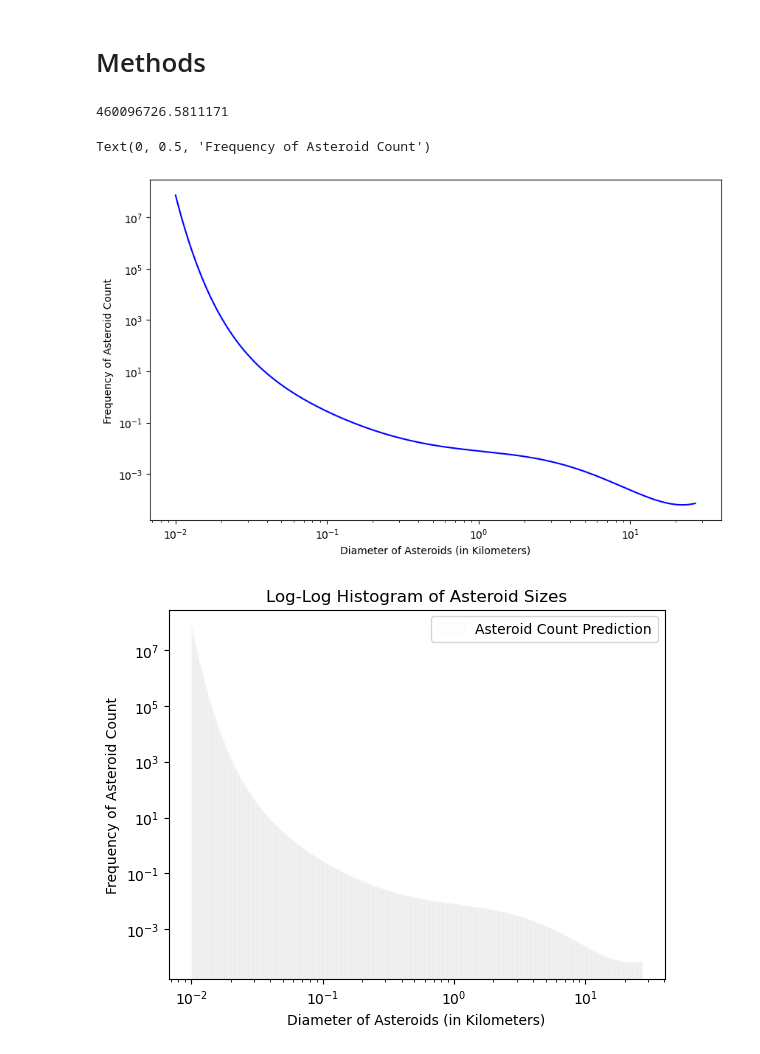
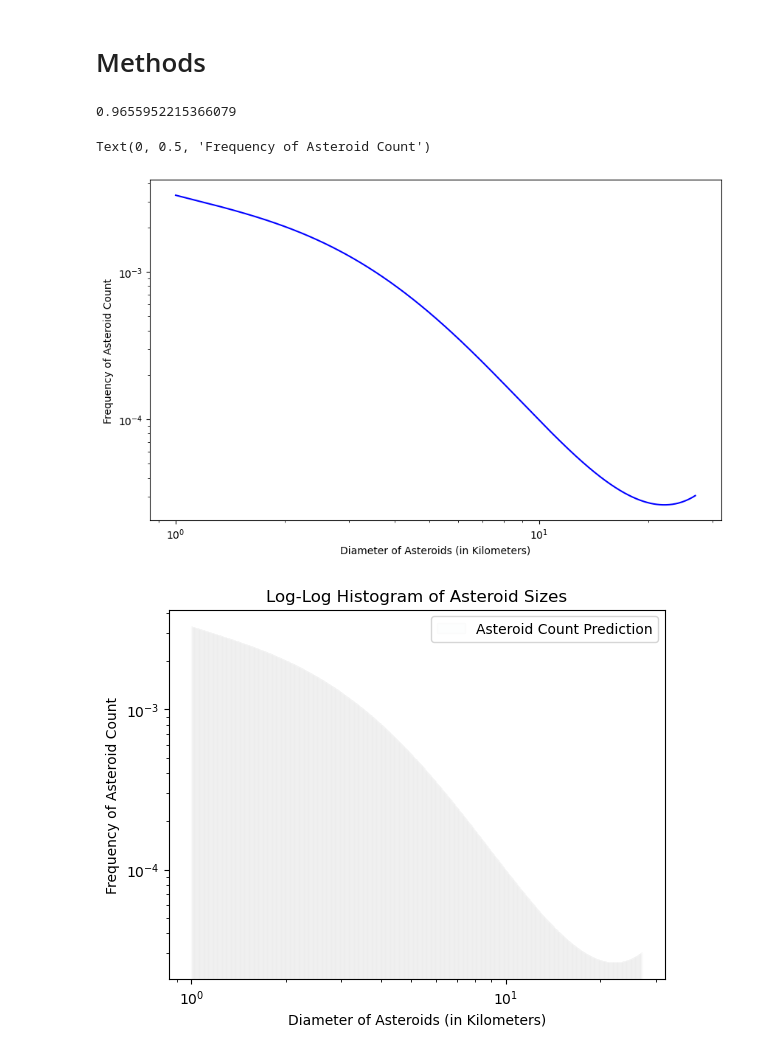
Before and after one commit to CapeGenius/Astrostats-Final, a Jupyter notebook: draft.ipynb, the cells around one changed output. Cells and saved outputs as stored; diff of their text form; code cells hidden in the pictures.

```diff
--- a/draft.ipynb
+++ b/draft.ipynb
@@ -253,36 +266,36 @@ def plot_sfd_overlay(D_obs_m: np.ndarray,D_sim_m: np.ndarray,title: str = "Lunar
 # %%
 # plot data of diameter against asteroid count
 
 import matplotlib.pyplot as plt
 
 
 # create initial lists
 bin_count = 1000
-min_diameter = 0.01
-max_diameeter = 27
-diameter_list = np.logspace(np.log10(min_diameter), np.log10(max_diameeter), num=bin_count )
+min_diameter = 1
+max_diameter = 27
+diameter_list = np.logspace(np.log10(min_diameter), np.log10(max_diameter), num=bin_count )
 coefficient_list = [0,1.375, 0.1272, -1.2821, -0.3075, 0.4148, 0.1911, -0.04261, -3.1802e-3, 2.799e-3, 6.892e-4, 2.614e-6, -1.416e-6, -1.191e-6]
 
 # get the list of relative plots
 r_list = r_plot_prediction(diameter_list=diameter_list, coefficient_list=coefficient_list)
 diff_diameter = np.diff(diameter_list)
 
 diameter_list, r_list = diameter_list[:-1], r_list[:-1]
 
 asteroid_count_list = r_list * diff_diameter * (diameter_list ** -3)
 
 print(sum(asteroid_count_list))
 
 
 # plot diameter against asteroid count list
 plt.figure(figsize=(10, 6))
 plt.loglog(diameter_list, asteroid_count_list, label='Asteroid Count Prediction', color='blue')
 plt.xlabel("Diameter of Asteroids (in Kilometers)")
 plt.ylabel("Frequency of Asteroid Count")
 # %% [output]
-460096726.5811171
+0.9655952215366079
 Text(0, 0.5, 'Frequency of Asteroid Count')
-[figure, old version]
+[figure, new version]
 # %%
 
 plt.bar(diameter_list, asteroid_count_list, width=np.diff(np.append(diameter_list, diameter_list[-1]*1.01)),
@@ -295,7 +308,7 @@ plt.title("Log-Log Histogram of Asteroid Sizes")
 plt.legend()
 plt.show()
 # %% [output]
-[figure, old version]
+[figure, new version]
 # %%
 normalized_asteroid_count_list = asteroid_count_list / sum(asteroid_count_list)
 
```
Also changed, not shown: parts of 8 cells of this notebook.
